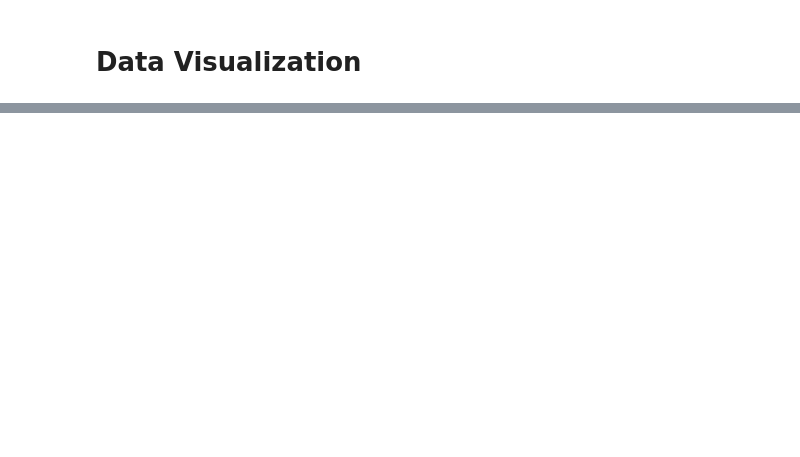
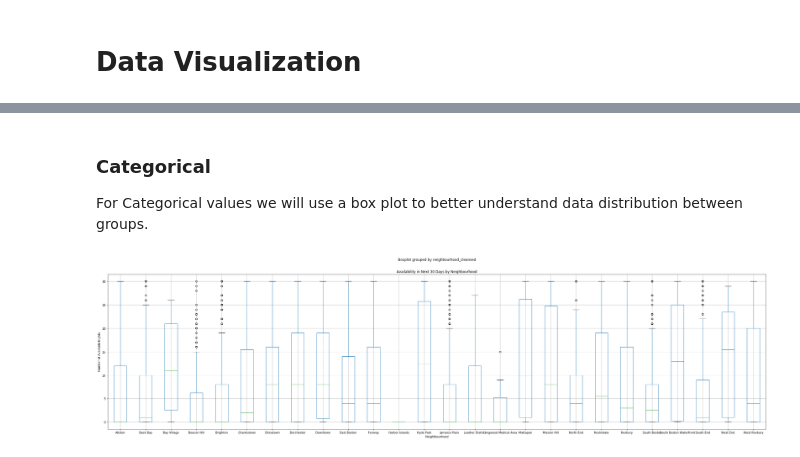
Before and after one commit to SlumDunk/itcs6156, a Jupyter notebook: com/datapreprocess/datapreprocess_notebook.ipynb, the cells around one changed output, grey strips where cells are left out. Drawn from its saved outputs; the diff is of its cells as text; code cells hidden in the pictures; blank space fills up the shorter version.

Commit message:
add the visualization part

```diff
--- a/com/datapreprocess/datapreprocess_notebook.ipynb
+++ b/com/datapreprocess/datapreprocess_notebook.ipynb
@@ -513,0 +515,15 @@ df_select_X[df_select_X.isnull().values==True]
+# %% [markdown]
+### Categorical
+
+For Categorical values we will use a box plot to better understand data distribution between groups.
+# %%
+
+
+ax = df.boxplot(column='availability_30', by='neighbourhood_cleansed', figsize=(40, 10))
+plt.xlabel('Neightbourhood')
+plt.ylabel('Number of Available Nights')
+plt.title('Availability in Next 30 Days by Neighbourhood')
+
+plt.show()
+# %% [output]
+[figure, added]
```
Also changed, not shown: parts of 42 cells of this notebook.
